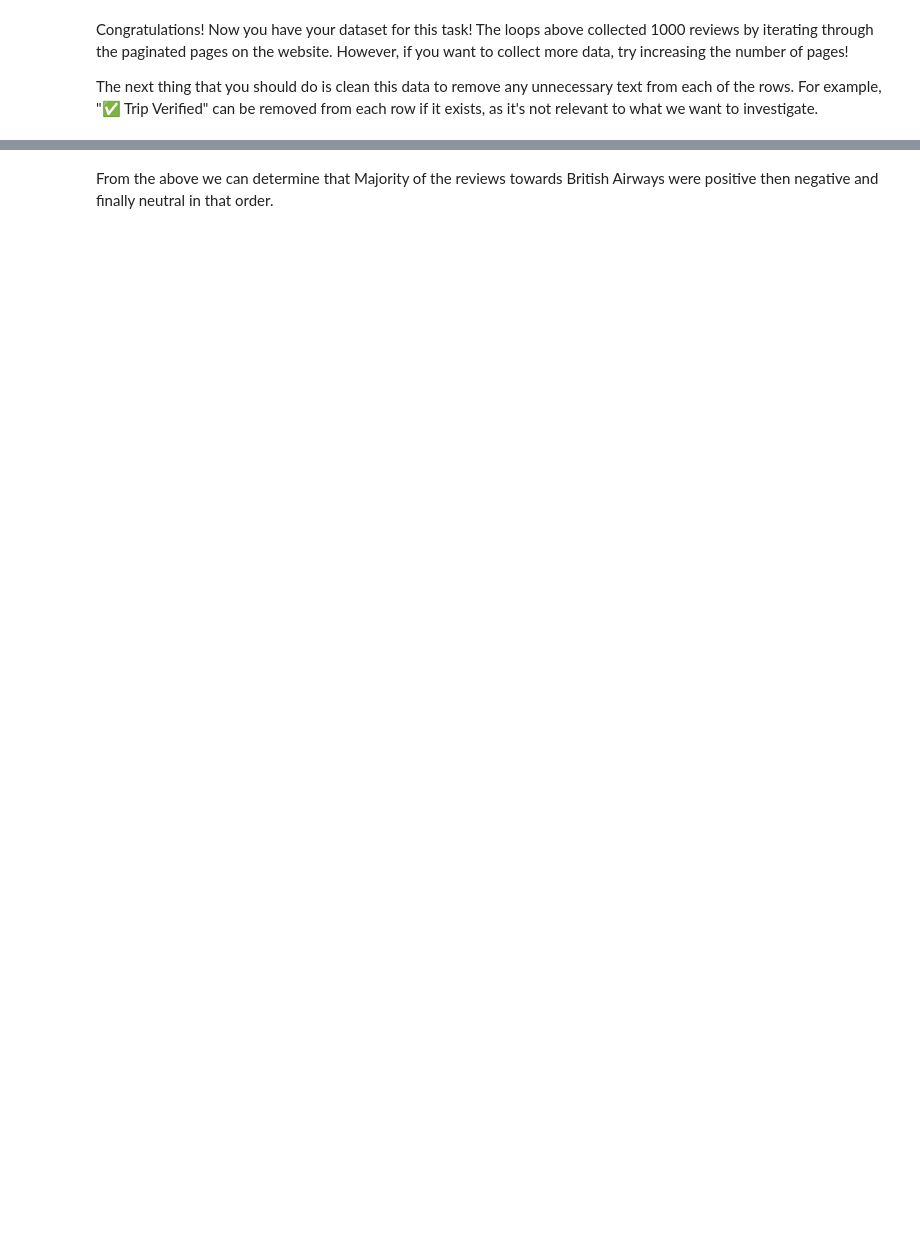
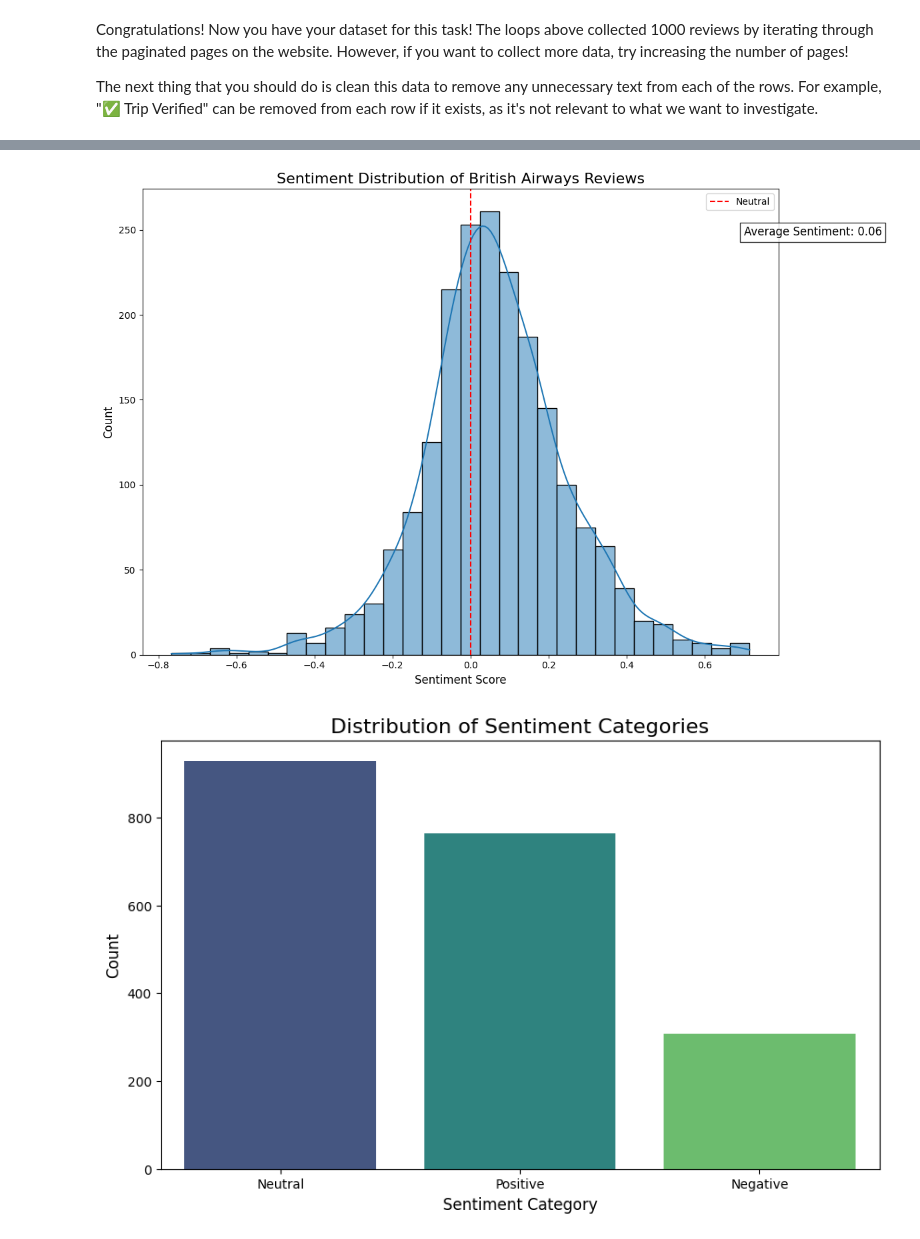
Before and after one commit to randellmwania/british_airways_reviews_sentiment-analysis, a Jupyter notebook: BA_EDA.ipynb, the cells around one changed output, grey strips where cells are left out. Cells and saved outputs as stored; diff of their text form; code cells hidden in the pictures; blank space fills up the shorter version.

```diff
--- a/BA_EDA.ipynb
+++ b/BA_EDA.ipynb
@@ -469,2 +223,47 @@ Name: sentiment, dtype: float64
-# %% [markdown]
-From the above we can determine that Majority of the reviews towards British Airways were positive then negative and finally neutral in that order.
+# %%
+# Perform sentiment analysis
+data['sentiment'] = data['review'].apply(lambda x: TextBlob(x).sentiment.polarity)
+
+# Categorize sentiment
+def categorize_sentiment(score):
+    if score < -0.1:
+        return 'Negative'
+    elif score > 0.1:
+        return 'Positive'
+    else:
+        return 'Neutral'
+
+data['sentiment_category'] = data['sentiment'].apply(categorize_sentiment)
+
+# Visualize sentiment distribution
+plt.figure(figsize=(12, 8))
+sns.histplot(data['sentiment'], kde=True, bins=30)
+plt.title('Sentiment Distribution of British Airways Reviews', fontsize=16)
+plt.xlabel('Sentiment Score', fontsize=12)
+plt.ylabel('Count', fontsize=12)
+plt.axvline(x=0, color='red', linestyle='--', label='Neutral')
+plt.legend()
+
+# Add text annotations for average sentiment
+avg_sentiment = data['sentiment'].mean()
+plt.text(0.7, plt.gca().get_ylim()[1] * 0.9, f'Average Sentiment: {avg_sentiment:.2f}',
+         fontsize=12, bbox=dict(facecolor='white', alpha=0.8))
+
+plt.tight_layout()
+plt.show()
+
+# Visualize sentiment categories
+plt.figure(figsize=(10, 6))
+sns.countplot(x='sentiment_category', hue='sentiment_category', data=data, palette='viridis', legend=False)
+plt.title('Distribution of Sentiment Categories', fontsize=16)
+plt.xlabel('Sentiment Category', fontsize=12)
+plt.ylabel('Count', fontsize=12)
+plt.show()
+
+# Print summary statistics
+print(data['sentiment'].describe())
+print("\nSentiment Category Counts:")
+print(data['sentiment_category'].value_counts(normalize=True).mul(100).round(2).astype(str) + '%')
+# %% [output]
+[figure, added]
+[figure, added]
```
Also changed, not shown: parts of 43 cells of this notebook, 17 other files.
